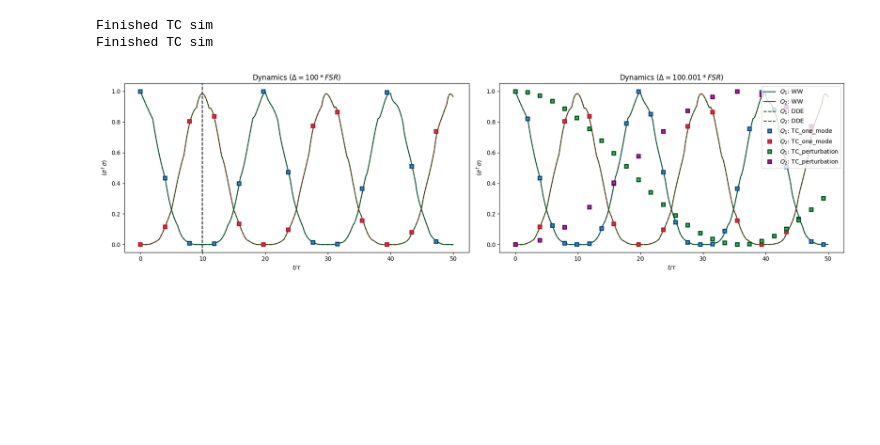
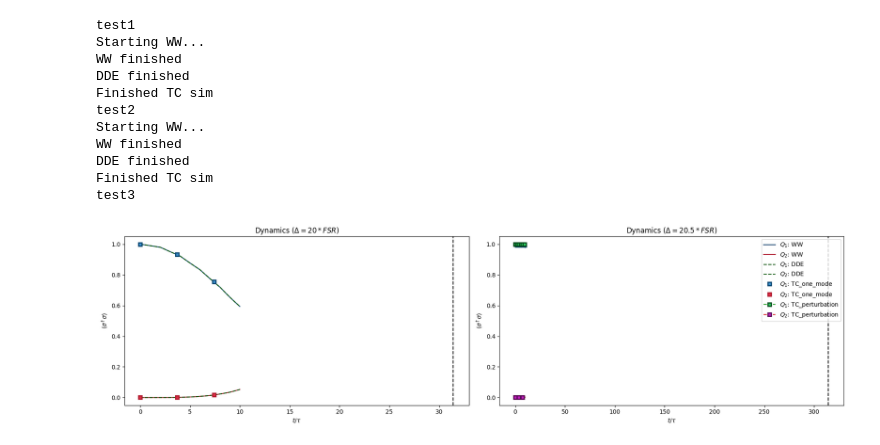
Before and after one commit to Taitoos2/non_markovian_qubit_swap, a Jupyter notebook: Idea_3.ipynb, the cells around one changed output. Cells and saved outputs as stored; diff of their text form; code cells hidden in the pictures; blank space fills up the shorter version.

```diff
--- a/Idea_3.ipynb
+++ b/Idea_3.ipynb
@@ -1,10 +5,19 @@
 # %%
 from expt_sets import expt_001_dynamics
 
 expt_001_dynamics(
-    Delta=100.1, gamma=0.1, tau=1, T=50, dt_max=0.01, n_steps=501, n_modes=100
+    Delta=20.5, gamma=0.01, tau=1, T=10, dt_max=0.01, n_steps=201, n_modes=50
 )
 # %% [output]
+test1
+Starting WW...
+WW finished
+DDE finished
 Finished TC sim
+test2
+Starting WW...
+WW finished
+DDE finished
 Finished TC sim
+test3
-[figure, old version]
+[figure, new version]
```
Also changed, not shown: parts of 8 cells of this notebook, 1 other file.
